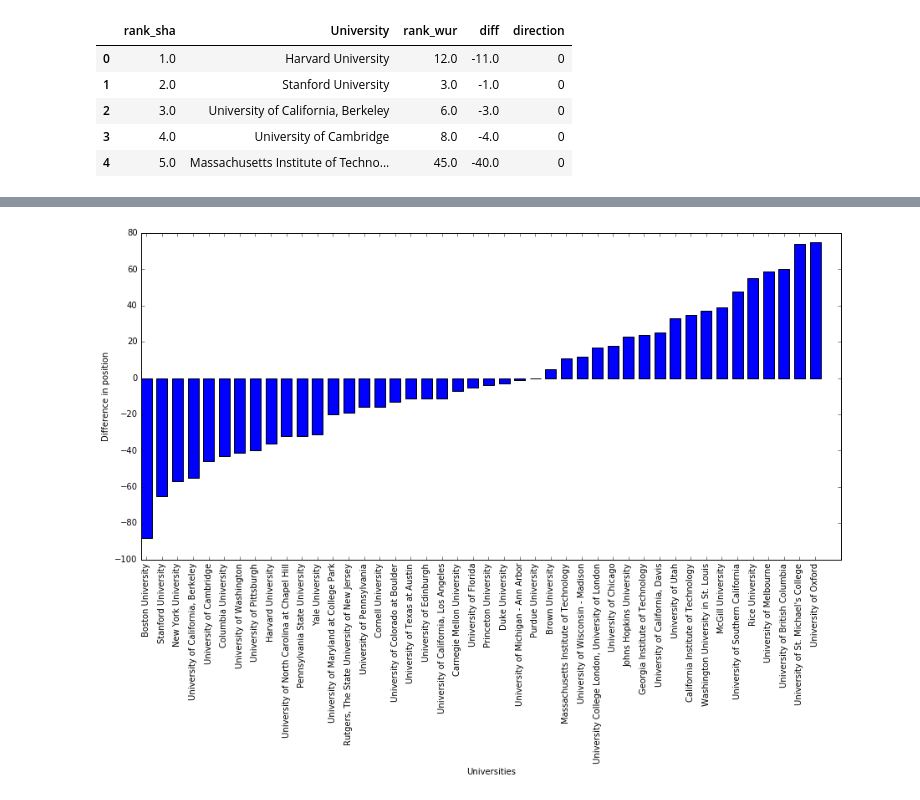
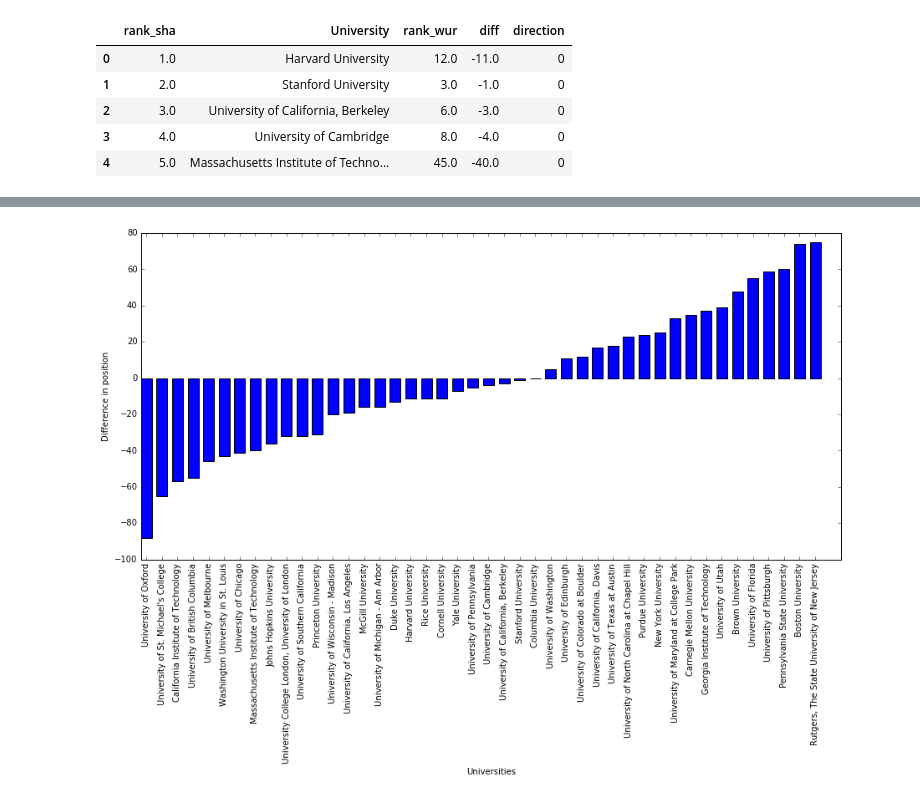
Before and after one commit to fearnleymartin/world-university-rankings, a Jupyter notebook: alternative_university_ranking_project.ipynb, the cells around one changed output, grey strips where cells are left out. Drawn from its saved outputs; the diff is of its cells as text; code cells hidden in the pictures.

Commit message:
correct comparison bar plot (didn't sort the x ticks in the same way)

```diff
--- a/alternative_university_ranking_project.ipynb
+++ b/alternative_university_ranking_project.ipynb
@@ -418,8 +431,8 @@ comparison_result.sort_values('rank_sha').head()
 # %%
 figure = plt.figure(figsize=(15,7))
 plt.bar(np.arange(comparison_result.shape[0]),comparison_result['diff'].sort_values(), 0.7)
 plt.xlabel('Universities')
 plt.ylabel('Difference in position')
-x = plt.xticks(np.arange(comparison_result.shape[0]) + 0.7 / 2, comparison_result['University'], rotation='vertical')
+x = plt.xticks(np.arange(comparison_result.shape[0]) + 0.7 / 2, comparison_result.sort_values('diff')['University'], rotation='vertical')
 # %% [output]
-[figure, old version]
+[figure, new version]
```
Also changed, not shown: parts of 9 cells of this notebook, 2 other files.
